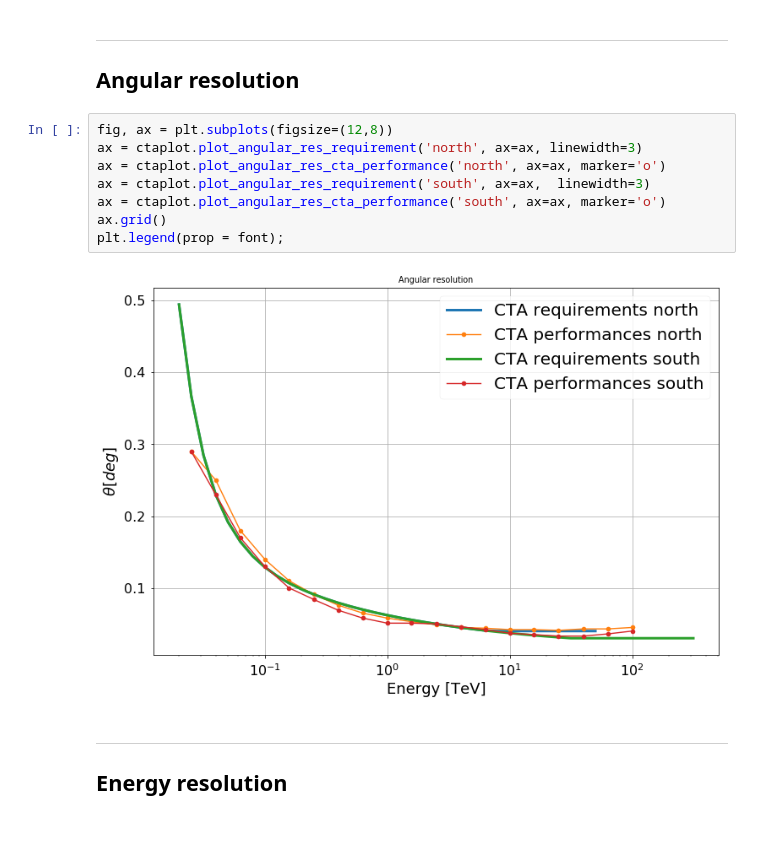
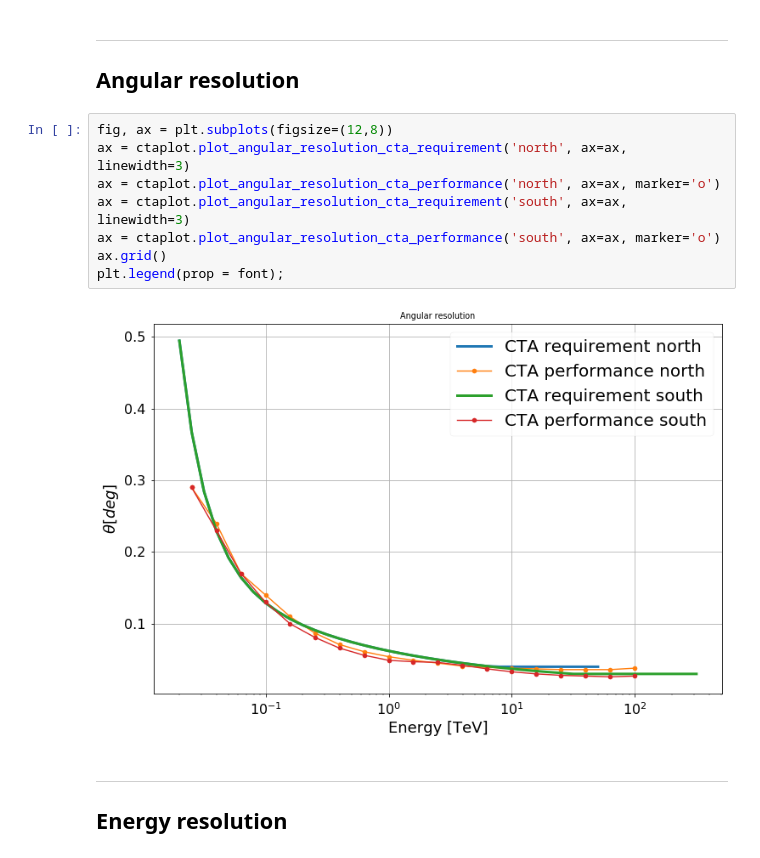
Before and after one commit to cta-observatory/ctaplot, a Jupyter notebook: examples/notebooks/plot_cta_irf.ipynb, the cells around one changed output. Drawn from its saved outputs; the diff is of its cells as text; blank space fills up the shorter version.

```diff
--- a/examples/notebooks/plot_cta_irf.ipynb
+++ b/examples/notebooks/plot_cta_irf.ipynb
@@ -17,14 +17,14 @@ matplotlib.rc('font', **font)
 ## Angular resolution
 # %%
 fig, ax = plt.subplots(figsize=(12,8))
-ax = ctaplot.plot_angular_res_requirement('north', ax=ax, linewidth=3)
-ax = ctaplot.plot_angular_res_cta_performance('north', ax=ax, marker='o')
-ax = ctaplot.plot_angular_res_requirement('south', ax=ax,  linewidth=3)
-ax = ctaplot.plot_angular_res_cta_performance('south', ax=ax, marker='o')
+ax = ctaplot.plot_angular_resolution_cta_requirement('north', ax=ax, linewidth=3)
+ax = ctaplot.plot_angular_resolution_cta_performance('north', ax=ax, marker='o')
+ax = ctaplot.plot_angular_resolution_cta_requirement('south', ax=ax,  linewidth=3)
+ax = ctaplot.plot_angular_resolution_cta_performance('south', ax=ax, marker='o')
 ax.grid()
 plt.legend(prop = font);
 # %% [output]
-[figure, old version]
+[figure, new version]
 # %% [markdown]
 ----
 ## Energy resolution
```
Also changed, not shown: parts of 4 cells of this notebook.
